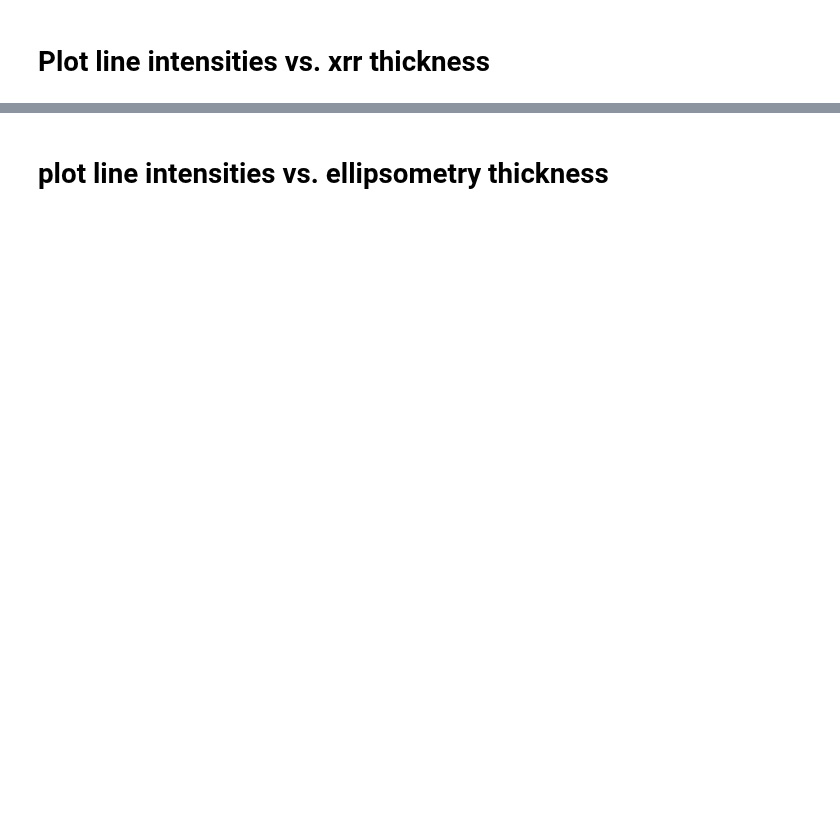
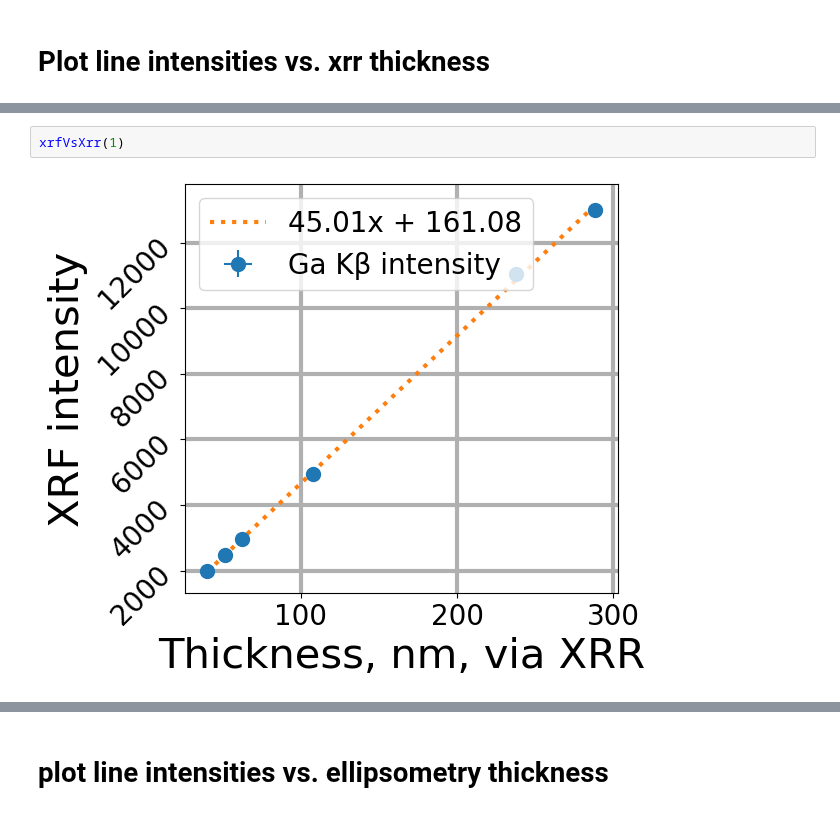
Before and after one commit to ELFREELAND/xrf-thickness-studies, a Jupyter notebook: maps/all_samples_plotter.ipynb, the cells around one changed output, grey strips where cells are left out. Saved outputs shown, nothing was run; the diff lists cells and outputs as text; blank space fills up the shorter version.

```diff
--- a/maps/all_samples_plotter.ipynb
+++ b/maps/all_samples_plotter.ipynb
@@ -73,0 +81,4 @@ plt.savefig("xrr_thickness_graph.png")
+# %%
+xrfVsXrr(1)
+# %% [output]
+[figure, added]
```
Also changed, not shown: parts of 13 cells of this notebook, 17 other files.
